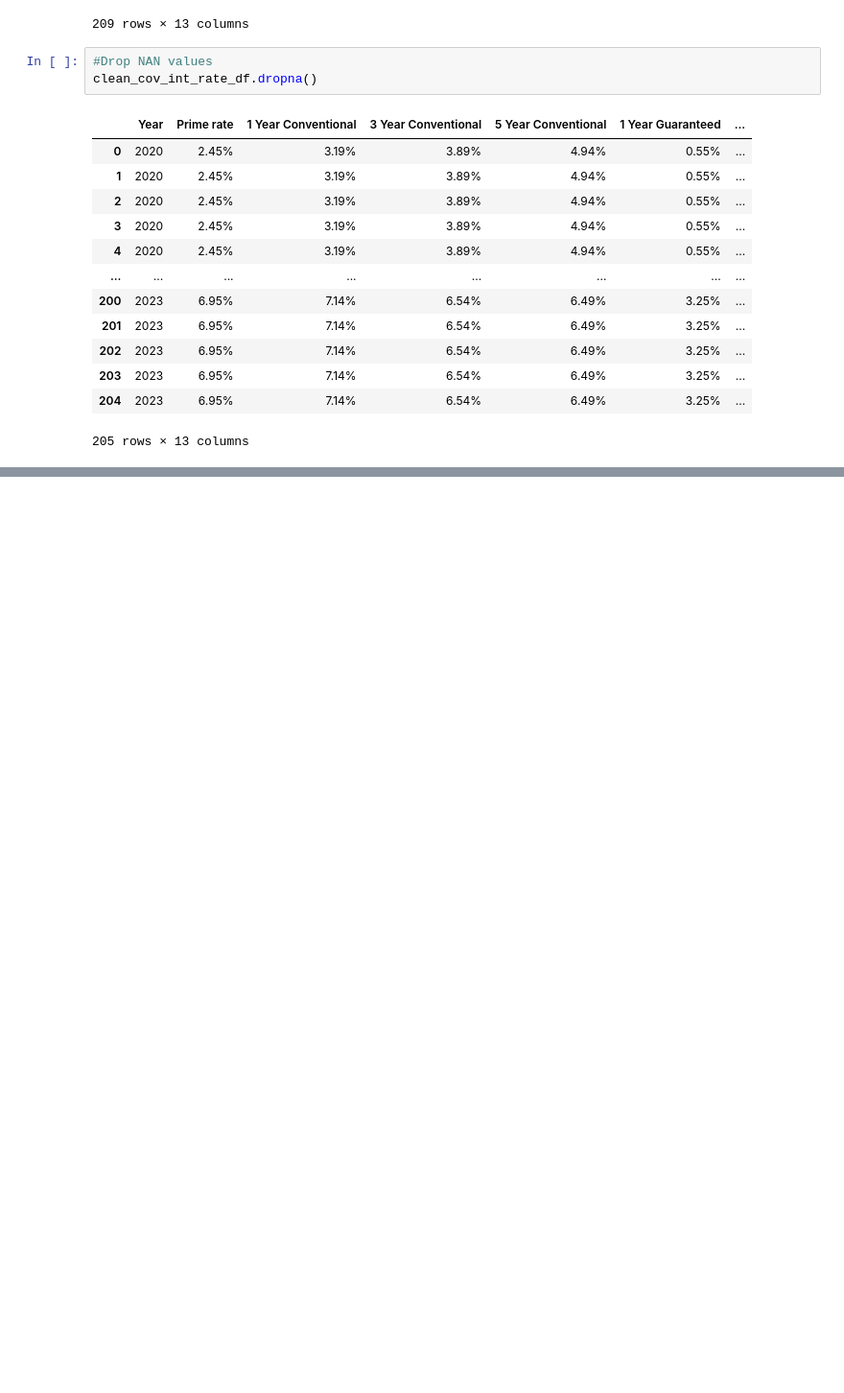
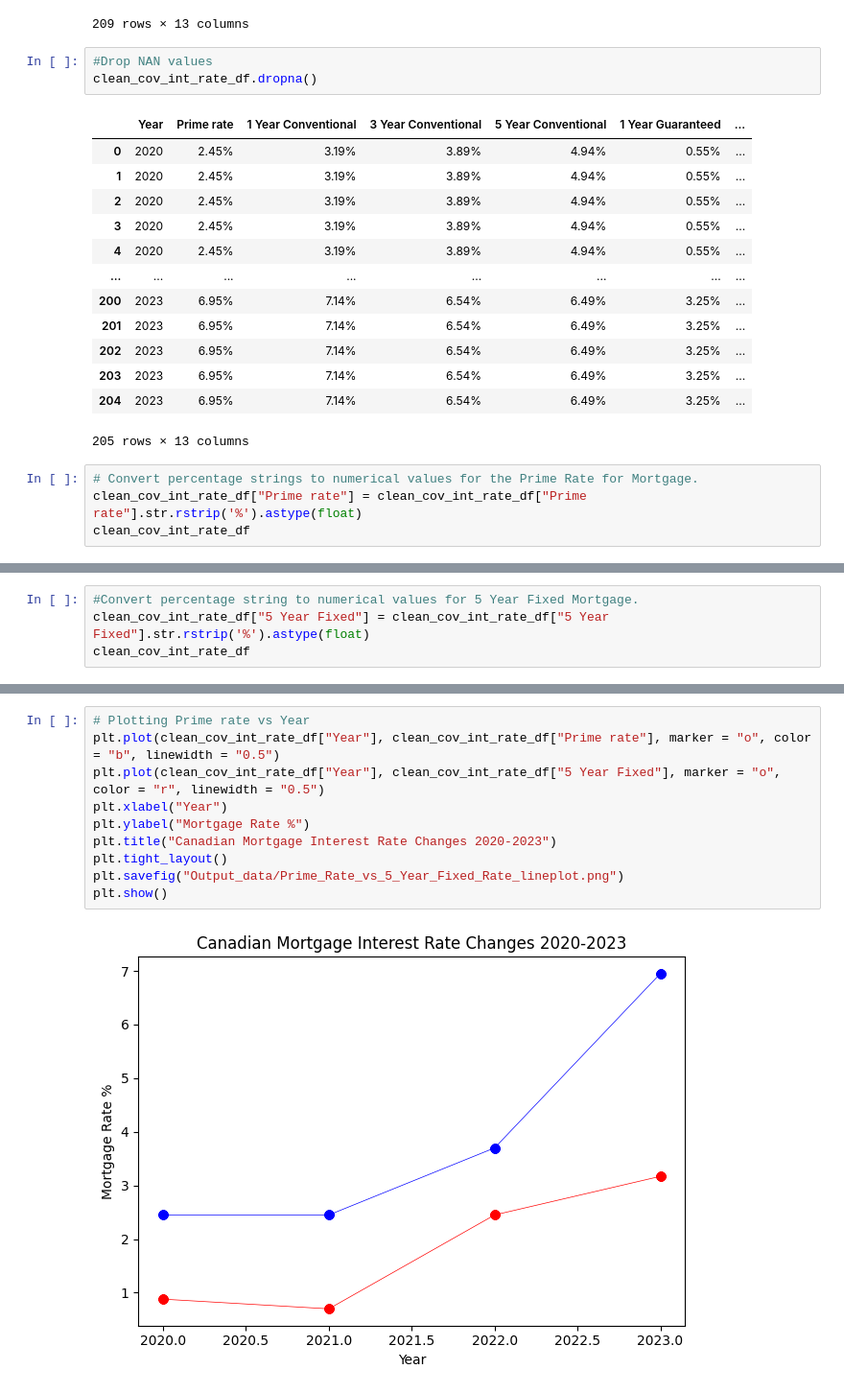
Before and after one commit to JasleenShergill/Covid-s-Effect-on-Real-Estate, a Jupyter notebook: interest_vs_infection_rate.ipynb, the cells around one changed output, grey strips where cells are left out. Shown at 96% size. Cells and saved outputs as stored; diff of their text form; blank space fills up the shorter version.

```diff
--- a/interest_vs_infection_rate.ipynb
+++ b/interest_vs_infection_rate.ipynb
@@ -163,3 +173,7 @@ clean_cov_int_rate_df.dropna()
 | 203 | 2023 | 6.95% | 7.14% | 6.54% | 6.49% | 3.25% | ... |
 | 204 | 2023 | 6.95% | 7.14% | 6.54% | 6.49% | 3.25% | ... |
 205 rows × 13 columns
+# %%
+# Convert percentage strings to numerical values for the Prime Rate for Mortgage.
+clean_cov_int_rate_df["Prime rate"] = clean_cov_int_rate_df["Prime rate"].str.rstrip('%').astype(float)
+clean_cov_int_rate_df
@@ -165,0 +194,4 @@ clean_cov_int_rate_df.dropna()
+# %%
+#Convert percentage string to numerical values for 5 Year Fixed Mortgage.
+clean_cov_int_rate_df["5 Year Fixed"] = clean_cov_int_rate_df["5 Year Fixed"].str.rstrip('%').astype(float)
+clean_cov_int_rate_df
@@ -165,0 +212,12 @@ clean_cov_int_rate_df.dropna()
+# %%
+# Plotting Prime rate vs Year
+plt.plot(clean_cov_int_rate_df["Year"], clean_cov_int_rate_df["Prime rate"], marker = "o", color = "b", linewidth = "0.5")
+plt.plot(clean_cov_int_rate_df["Year"], clean_cov_int_rate_df["5 Year Fixed"], marker = "o", color = "r", linewidth = "0.5")
+plt.xlabel("Year")
+plt.ylabel("Mortgage Rate %")
+plt.title("Canadian Mortgage Interest Rate Changes 2020-2023")
+plt.tight_layout()
+plt.savefig("Output_data/Prime_Rate_vs_5_Year_Fixed_Rate_lineplot.png")
+plt.show()
+# %% [output]
+[figure, added]
```
Also changed, not shown: parts of 7 cells of this notebook, 5 other files.
